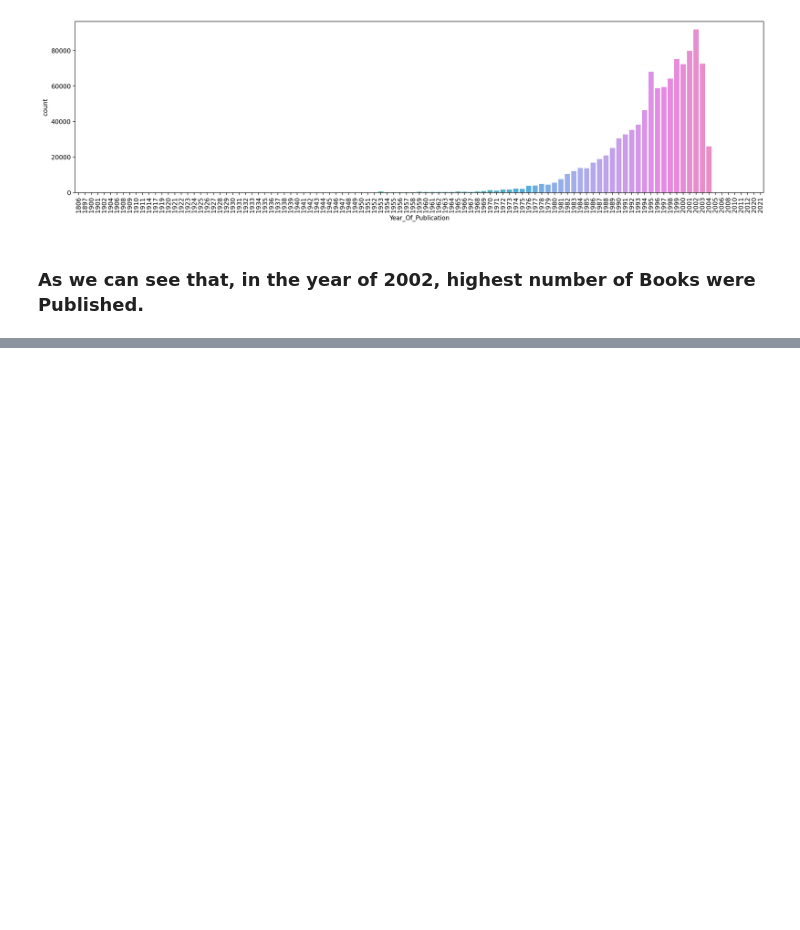
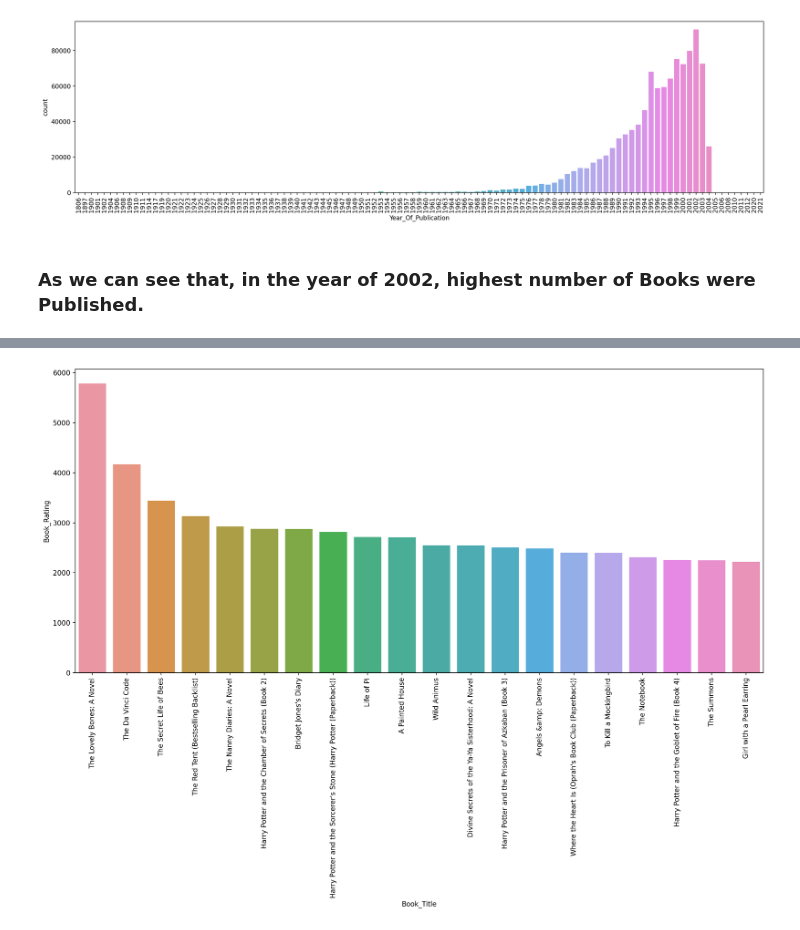
Before and after one commit to diptiranjan1998/Book-Recommendation-system, a Jupyter notebook: Book_Recommendation_System.ipynb, the cells around one changed output, grey strips where cells are left out. Saved outputs shown, nothing was run; the diff lists cells and outputs as text; code cells hidden in the pictures; blank space fills up the shorter version.

```diff
--- a/Book_Recommendation_System.ipynb
+++ b/Book_Recommendation_System.ipynb
@@ -940,0 +943,4 @@ plt.show()
+# %%
+# Top 20 rated Book.
+rating_count_df=df.groupby('Book_Title')['Book_Rating'].sum().reset_index().sort_values(by='Book_Rating', ascending= False)[:20]
+rating_count_df
@@ -940,0 +965,8 @@ plt.show()
+# %%
+# Ploting the Ratings of various books.
+plt.figure(figsize=(18,8))
+sns.barplot(data=rating_count_df,x='Book_Title',y='Book_Rating')
+plt.xticks(rotation=90)
+plt.show()
+# %% [output]
+[figure, added]
```
Also changed, not shown: parts of 4 cells of this notebook.
